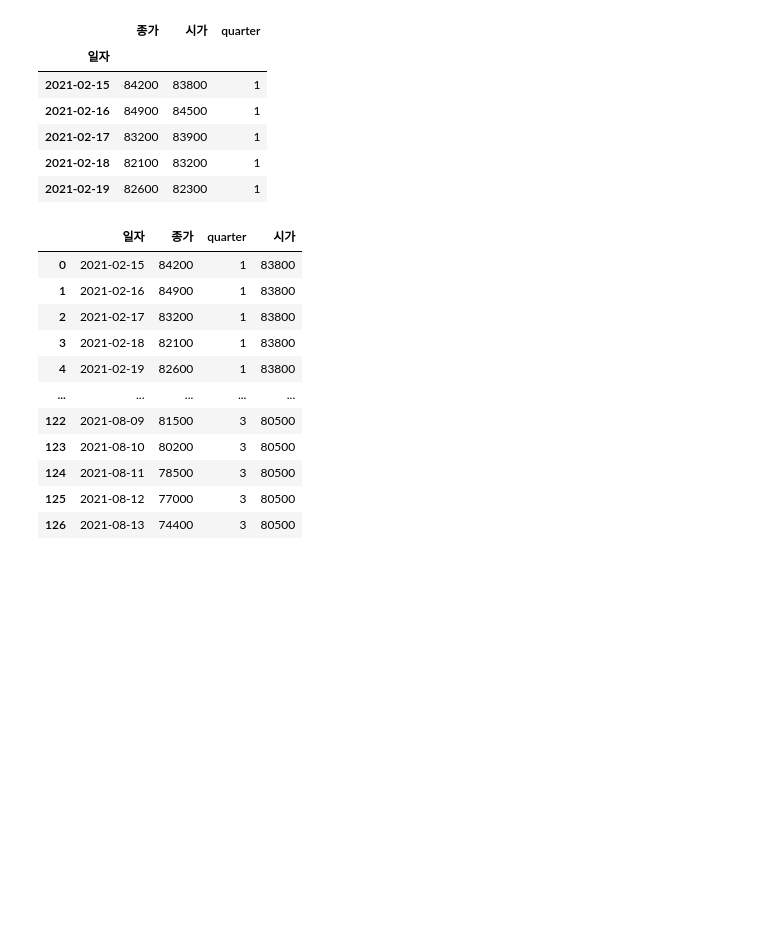
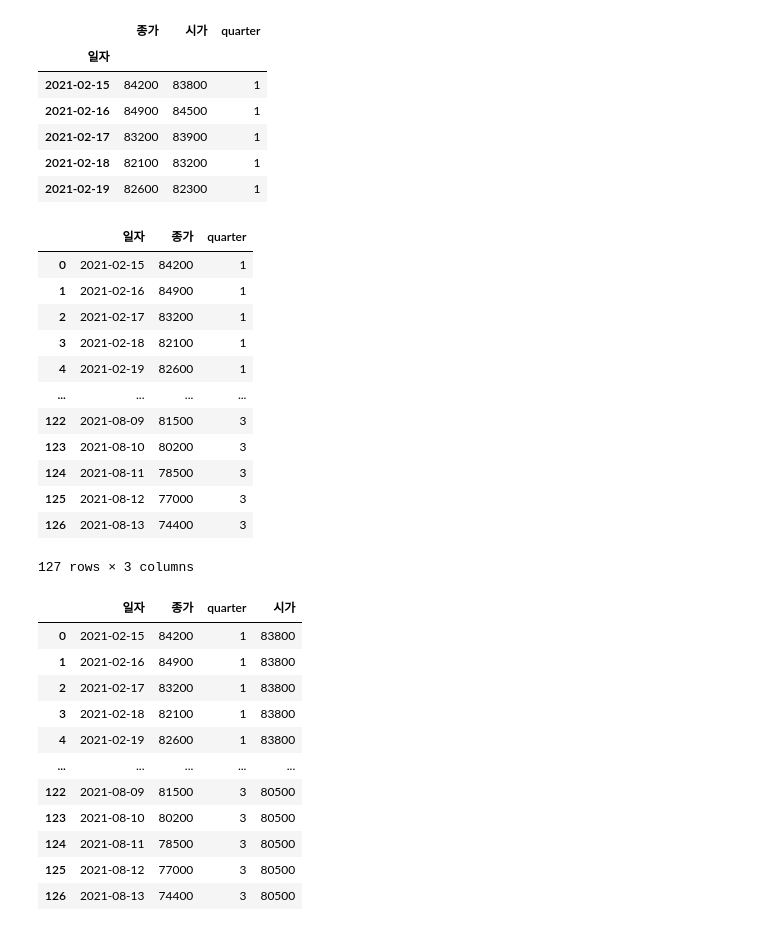
Before and after one commit to Shamera-Debug/ebest_test, a Jupyter notebook: pandas_dev/book-pandas-for-finance-main/ch06/ch06.ipynb, the cells around one changed output. Cells and saved outputs as stored; diff of their text form; code cells hidden in the pictures; blank space fills up the shorter version.

```diff
--- a/pandas_dev/book-pandas-for-finance-main/ch06/ch06.ipynb
+++ b/pandas_dev/book-pandas-for-finance-main/ch06/ch06.ipynb
@@ -874,4 +926,21 @@ df.head()
 | 2021-02-17 | 83200 | 83900 | 1 |
 | 2021-02-18 | 82100 | 83200 | 1 |
 | 2021-02-19 | 82600 | 82300 | 1 |
+# %%
+df_daily = df[['종가', 'quarter']].reset_index()
+df_daily
+# %% [output]
+|  | 일자 | 종가 | quarter |
+| 0 | 2021-02-15 | 84200 | 1 |
+| 1 | 2021-02-16 | 84900 | 1 |
+| 2 | 2021-02-17 | 83200 | 1 |
+| 3 | 2021-02-18 | 82100 | 1 |
+| 4 | 2021-02-19 | 82600 | 1 |
+| ... | ... | ... | ... |
+| 122 | 2021-08-09 | 81500 | 3 |
+| 123 | 2021-08-10 | 80200 | 3 |
+| 124 | 2021-08-11 | 78500 | 3 |
+| 125 | 2021-08-12 | 77000 | 3 |
+| 126 | 2021-08-13 | 74400 | 3 |
+127 rows × 3 columns
 # %%
```
Also changed, not shown: parts of 11 cells of this notebook, 2 other files.
